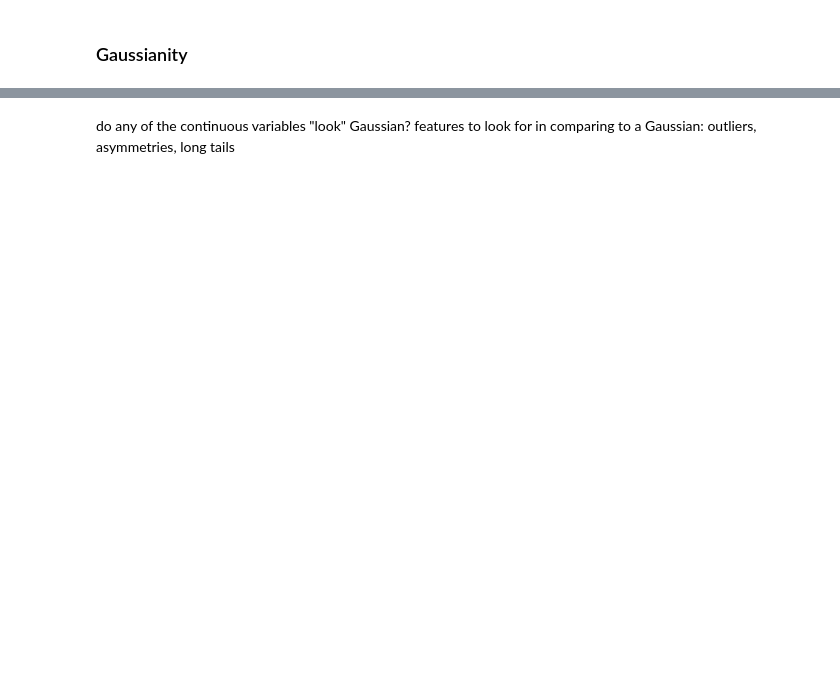
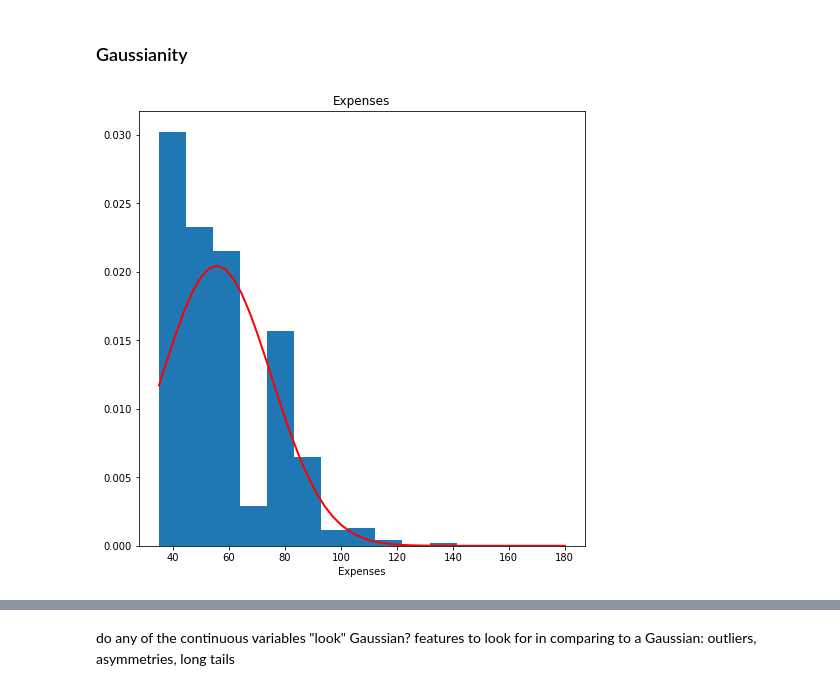
Before and after one commit to monadplus/ML, a Jupyter notebook: lab/lab1/ml01-preprocess.ipynb, the cells around one changed output, grey strips where cells are left out. Saved outputs shown, nothing was run; the diff lists cells and outputs as text; code cells hidden in the pictures; blank space fills up the shorter version.

```diff
--- a/lab/lab1/ml01-preprocess.ipynb
+++ b/lab/lab1/ml01-preprocess.ipynb
@@ -535,12 +924,15 @@ scatter_matrix(Credit_new.loc[:,['AmountRequested','Capital','Age']],
 # %%
 sigma=  Credit_new.Expenses.std()
 mu=  Credit_new.Expenses.mean()
 fig, ax = plt.subplots(figsize=(8,8))
-count, bins, ignored = plt.hist(Credit_new.Expenses, 15, density=True)
-dbins = np.linspace(bins[0], bins[-1])
+count, bins, ignored = plt.hist(Credit_new.Expenses, bins=15, density=True)
+dbins = np.linspace(bins[0], bins[-1]) # evenly space numbers over a specified interval
 plt.title("Expenses")
 ax.set_xlabel("Expenses")
+# PDF of N(mu, sigma) = 1/(sigma*sqrt(..)) * e(...)^2
 plt.plot(dbins, 1/(sigma * np.sqrt(2 * np.pi)) *
                 np.exp( - (dbins - mu)**2 / (2 * sigma**2) ),
          linewidth=2, color='r');
+# %% [output]
+[figure, added]
 # %%
```
Also changed, not shown: parts of 87 cells of this notebook, 2 other files.
